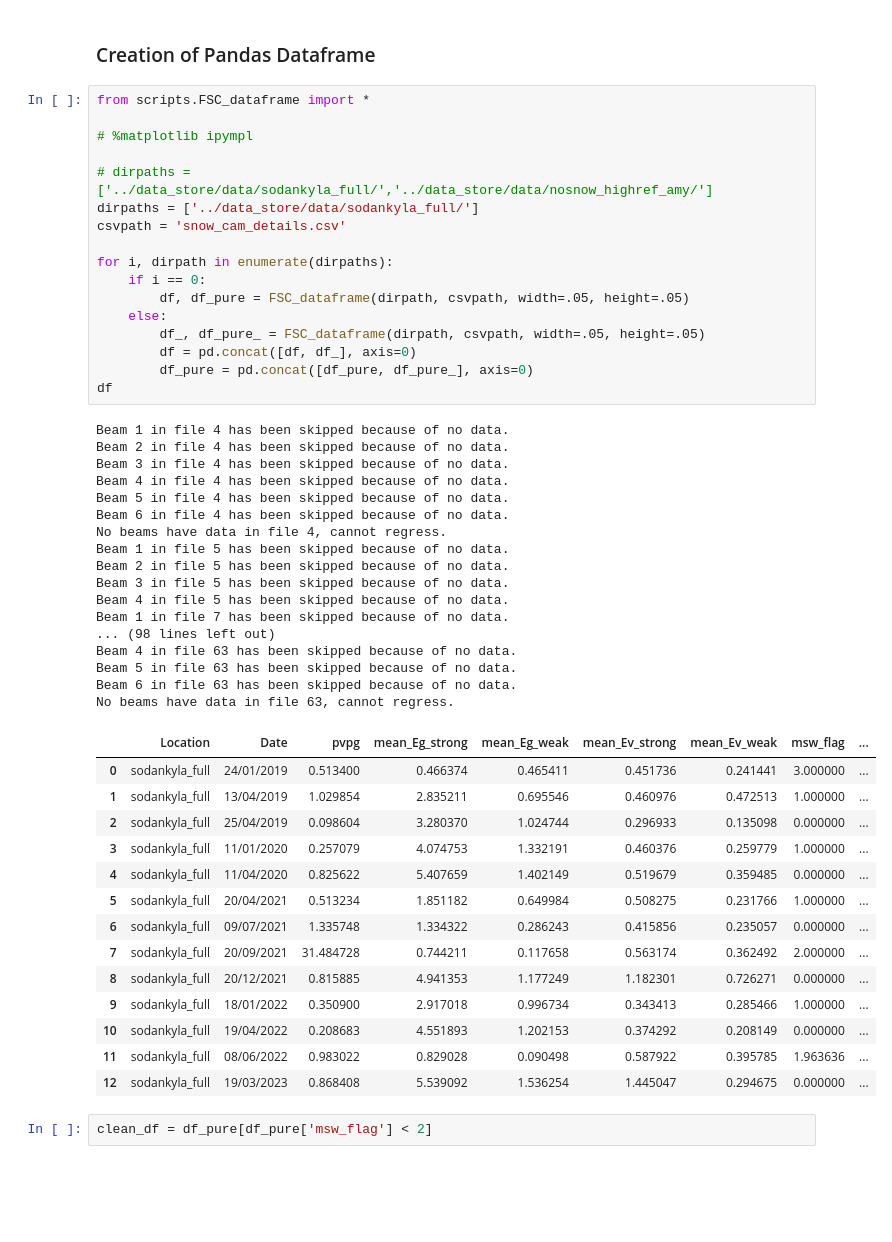
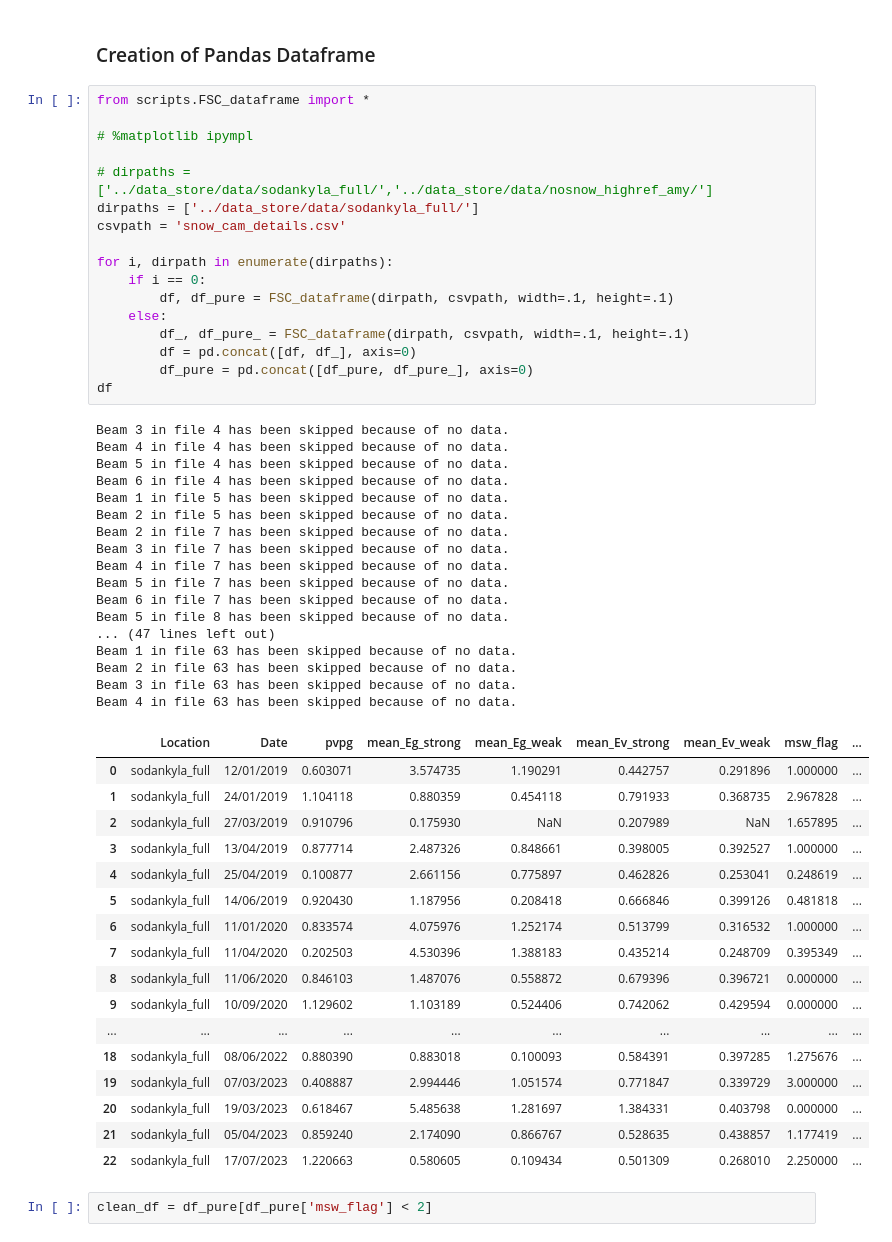
Before and after one commit to thomaslaraia/Snowstradamus, a Jupyter notebook: FSC_stats_filtered_mswflag.ipynb, the cells around one changed output. Saved outputs shown, nothing was run; the diff lists cells and outputs as text; blank space fills up the shorter version.

```diff
--- a/FSC_stats_filtered_mswflag.ipynb
+++ b/FSC_stats_filtered_mswflag.ipynb
@@ -5,52 +5,55 @@
 # %%
 from scripts.FSC_dataframe import *
 
 # %matplotlib ipympl
 
 # dirpaths = ['../data_store/data/sodankyla_full/','../data_store/data/nosnow_highref_amy/']
 dirpaths = ['../data_store/data/sodankyla_full/']
 csvpath = 'snow_cam_details.csv'
 
 for i, dirpath in enumerate(dirpaths):
     if i == 0:
-        df, df_pure = FSC_dataframe(dirpath, csvpath, width=.05, height=.05)
+        df, df_pure = FSC_dataframe(dirpath, csvpath, width=.1, height=.1)
     else:
-        df_, df_pure_ = FSC_dataframe(dirpath, csvpath, width=.05, height=.05)
+        df_, df_pure_ = FSC_dataframe(dirpath, csvpath, width=.1, height=.1)
         df = pd.concat([df, df_], axis=0)
         df_pure = pd.concat([df_pure, df_pure_], axis=0)
 df
 # %% [output]
-Beam 1 in file 4 has been skipped because of no data.
-Beam 2 in file 4 has been skipped because of no data.
 Beam 3 in file 4 has been skipped because of no data.
 Beam 4 in file 4 has been skipped because of no data.
 Beam 5 in file 4 has been skipped because of no data.
 Beam 6 in file 4 has been skipped because of no data.
-No beams have data in file 4, cannot regress.
 Beam 1 in file 5 has been skipped because of no data.
 Beam 2 in file 5 has been skipped because of no data.
-Beam 3 in file 5 has been skipped because of no data.
-Beam 4 in file 5 has been skipped because of no data.
-Beam 1 in file 7 has been skipped because of no data.
-... (98 lines left out)
+Beam 2 in file 7 has been skipped because of no data.
+Beam 3 in file 7 has been skipped because of no data.
+Beam 4 in file 7 has been skipped because of no data.
+Beam 5 in file 7 has been skipped because of no data.
+Beam 6 in file 7 has been skipped because of no data.
+Beam 5 in file 8 has been skipped because of no data.
+... (47 lines left out)
+Beam 1 in file 63 has been skipped because of no data.
+Beam 2 in file 63 has been skipped because of no data.
+Beam 3 in file 63 has been skipped because of no data.
 Beam 4 in file 63 has been skipped because of no data.
-Beam 5 in file 63 has been skipped because of no data.
-Beam 6 in file 63 has been skipped because of no data.
-No beams have data in file 63, cannot regress.
 |  | Location | Date | pvpg | mean_Eg_strong | mean_Eg_weak | mean_Ev_strong | mean_Ev_weak | msw_flag | ... |
-| 0 | sodankyla_full | 24/01/2019 | 0.513400 | 0.466374 | 0.465411 | 0.451736 | 0.241441 | 3.000000 | ... |
-| 1 | sodankyla_full | 13/04/2019 | 1.029854 | 2.835211 | 0.695546 | 0.460976 | 0.472513 | 1.000000 | ... |
-| 2 | sodankyla_full | 25/04/2019 | 0.098604 | 3.280370 | 1.024744 | 0.296933 | 0.135098 | 0.000000 | ... |
-| 3 | sodankyla_full | 11/01/2020 | 0.257079 | 4.074753 | 1.332191 | 0.460376 | 0.259779 | 1.000000 | ... |
-| 4 | sodankyla_full | 11/04/2020 | 0.825622 | 5.407659 | 1.402149 | 0.519679 | 0.359485 | 0.000000 | ... |
-| 5 | sodankyla_full | 20/04/2021 | 0.513234 | 1.851182 | 0.649984 | 0.508275 | 0.231766 | 1.000000 | ... |
-| 6 | sodankyla_full | 09/07/2021 | 1.335748 | 1.334322 | 0.286243 | 0.415856 | 0.235057 | 0.000000 | ... |
-| 7 | sodankyla_full | 20/09/2021 | 31.484728 | 0.744211 | 0.117658 | 0.563174 | 0.362492 | 2.000000 | ... |
-| 8 | sodankyla_full | 20/12/2021 | 0.815885 | 4.941353 | 1.177249 | 1.182301 | 0.726271 | 0.000000 | ... |
-| 9 | sodankyla_full | 18/01/2022 | 0.350900 | 2.917018 | 0.996734 | 0.343413 | 0.285466 | 1.000000 | ... |
-| 10 | sodankyla_full | 19/04/2022 | 0.208683 | 4.551893 | 1.202153 | 0.374292 | 0.208149 | 0.000000 | ... |
-| 11 | sodankyla_full | 08/06/2022 | 0.983022 | 0.829028 | 0.090498 | 0.587922 | 0.395785 | 1.963636 | ... |
-| 12 | sodankyla_full | 19/03/2023 | 0.868408 | 5.539092 | 1.536254 | 1.445047 | 0.294675 | 0.000000 | ... |
+| 0 | sodankyla_full | 12/01/2019 | 0.603071 | 3.574735 | 1.190291 | 0.442757 | 0.291896 | 1.000000 | ... |
+| 1 | sodankyla_full | 24/01/2019 | 1.104118 | 0.880359 | 0.454118 | 0.791933 | 0.368735 | 2.967828 | ... |
+| 2 | sodankyla_full | 27/03/2019 | 0.910796 | 0.175930 | NaN | 0.207989 | NaN | 1.657895 | ... |
+| 3 | sodankyla_full | 13/04/2019 | 0.877714 | 2.487326 | 0.848661 | 0.398005 | 0.392527 | 1.000000 | ... |
+| 4 | sodankyla_full | 25/04/2019 | 0.100877 | 2.661156 | 0.775897 | 0.462826 | 0.253041 | 0.248619 | ... |
+| 5 | sodankyla_full | 14/06/2019 | 0.920430 | 1.187956 | 0.208418 | 0.666846 | 0.399126 | 0.481818 | ... |
+| 6 | sodankyla_full | 11/01/2020 | 0.833574 | 4.075976 | 1.252174 | 0.513799 | 0.316532 | 1.000000 | ... |
+| 7 | sodankyla_full | 11/04/2020 | 0.202503 | 4.530396 | 1.388183 | 0.435214 | 0.248709 | 0.395349 | ... |
+| 8 | sodankyla_full | 11/06/2020 | 0.846103 | 1.487076 | 0.558872 | 0.679396 | 0.396721 | 0.000000 | ... |
+| 9 | sodankyla_full | 10/09/2020 | 1.129602 | 1.103189 | 0.524406 | 0.742062 | 0.429594 | 0.000000 | ... |
+| ... | ... | ... | ... | ... | ... | ... | ... | ... | ... |
+| 18 | sodankyla_full | 08/06/2022 | 0.880390 | 0.883018 | 0.100093 | 0.584391 | 0.397285 | 1.275676 | ... |
+| 19 | sodankyla_full | 07/03/2023 | 0.408887 | 2.994446 | 1.051574 | 0.771847 | 0.339729 | 3.000000 | ... |
+| 20 | sodankyla_full | 19/03/2023 | 0.618467 | 5.485638 | 1.281697 | 1.384331 | 0.403798 | 0.000000 | ... |
+| 21 | sodankyla_full | 05/04/2023 | 0.859240 | 2.174090 | 0.866767 | 0.528635 | 0.438857 | 1.177419 | ... |
+| 22 | sodankyla_full | 17/07/2023 | 1.220663 | 0.580605 | 0.109434 | 0.501309 | 0.268010 | 2.250000 | ... |
 # %%
 clean_df = df_pure[df_pure['msw_flag'] < 2]
 # %% [markdown]
```
Also changed, not shown: parts of 1 cell of this notebook.
